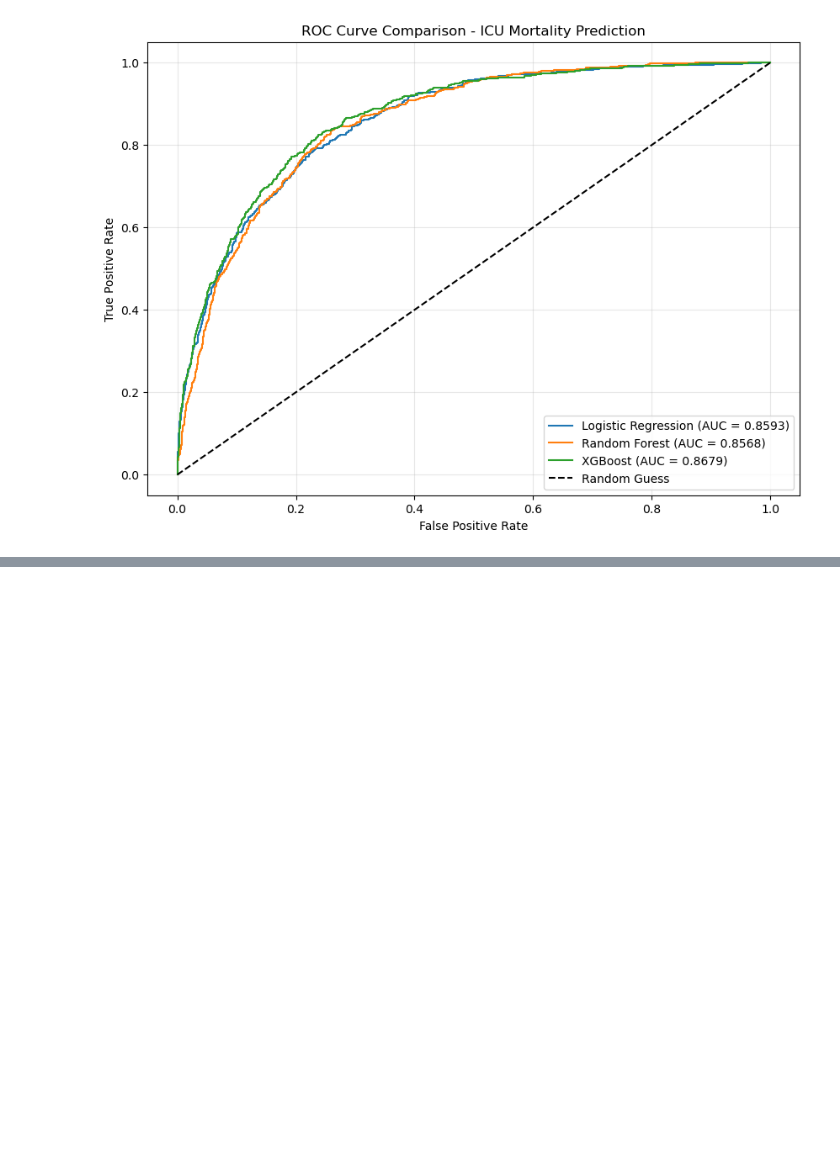
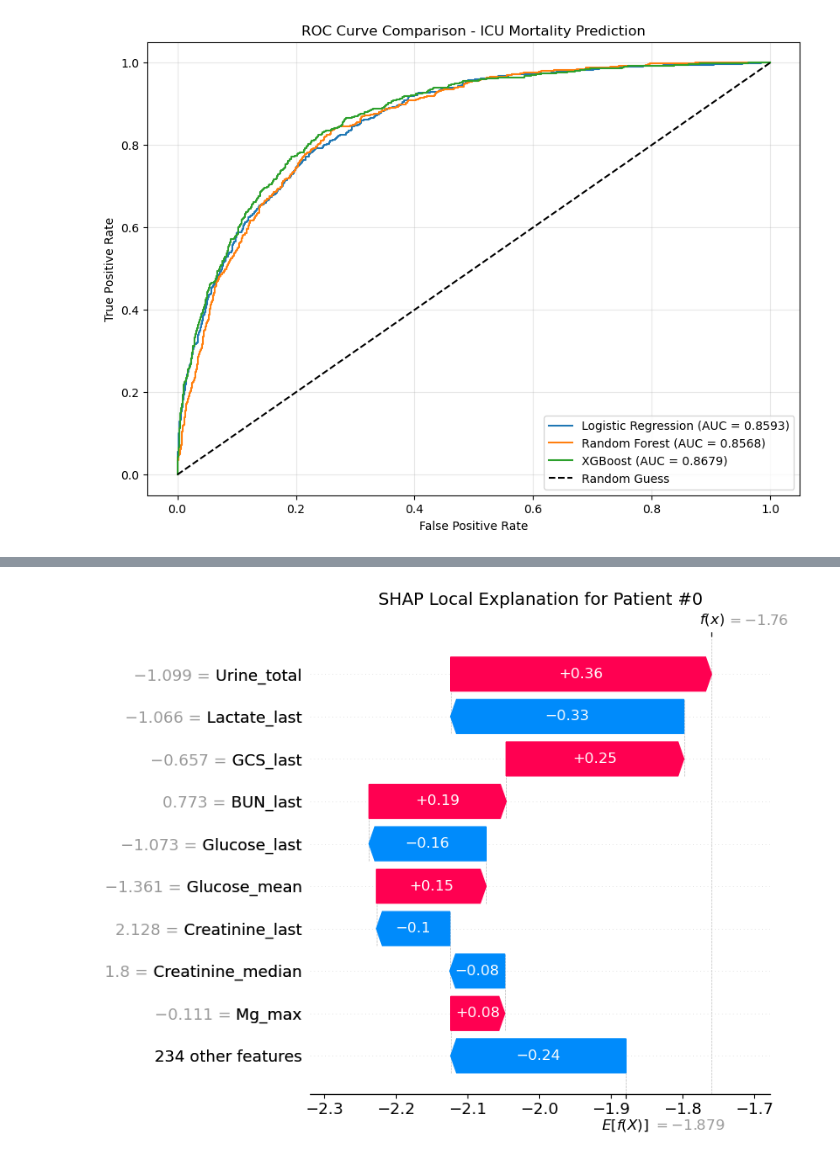
Before and after one commit to StevenHuang73/iubdc, a Jupyter notebook: ml/iubdc.ipynb, the cells around one changed output, grey strips where cells are left out. Drawn from its saved outputs; the diff is of its cells as text; code cells hidden in the pictures; blank space fills up the shorter version.

```diff
--- a/ml/iubdc.ipynb
+++ b/ml/iubdc.ipynb
@@ -195,0 +231,14 @@ plot_roc_curves(models_to_plot, X_test, y_test)
+# %%
+# Let's look at the very first patient in your test set (Patient Index 0)
+patient_idx = 0
+
+plt.figure(figsize=(10, 6))
+
+# Generate waterfall plot for this single patient
+shap.plots.waterfall(shap_values[patient_idx], max_display=10, show=False)
+
+plt.title(f"SHAP Local Explanation for Patient #{patient_idx}", fontsize=14)
+plt.tight_layout()
+plt.show()
+# %% [output]
+[figure, added]
```
Also changed, not shown: parts of 3 cells of this notebook.
